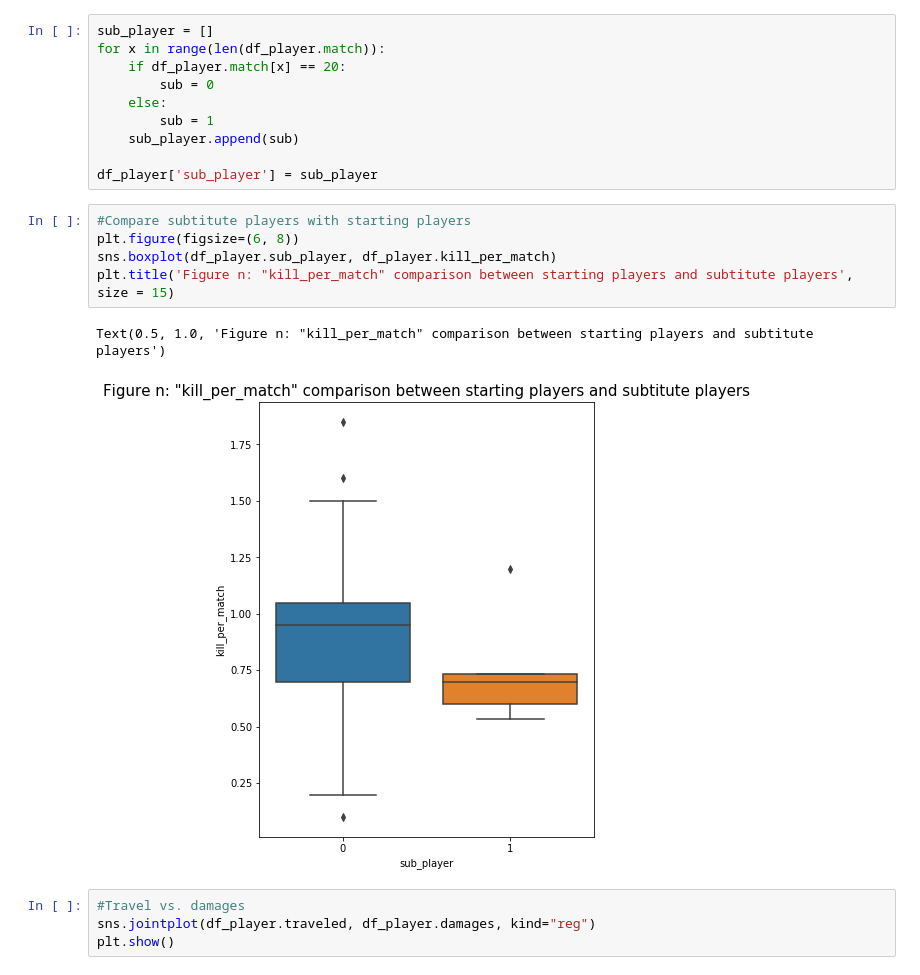
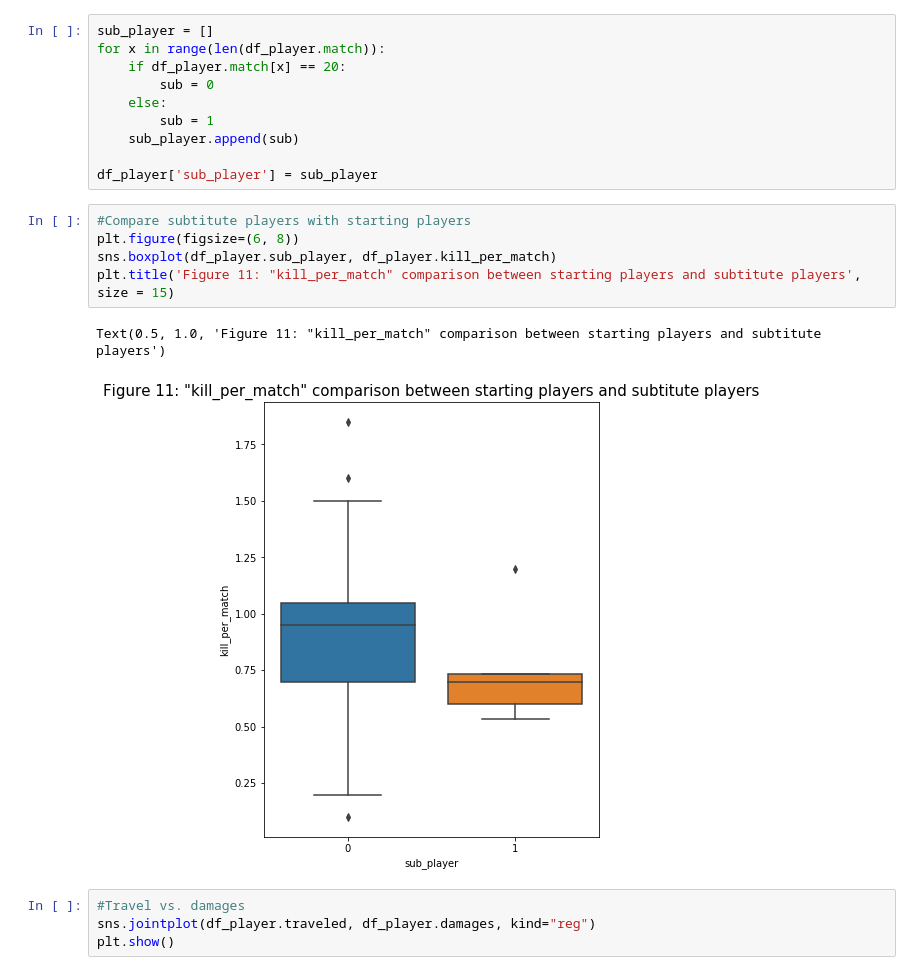
Before and after one commit to chilam27/PUBG_Player_Role_Analysis, a Jupyter notebook: P05_EDA.ipynb, the cells around one changed output. Saved outputs shown, nothing was run; the diff lists cells and outputs as text.

```diff
--- a/P05_EDA.ipynb
+++ b/P05_EDA.ipynb
@@ -140,11 +128,11 @@ df_player['sub_player'] = sub_player
 # %%
 #Compare subtitute players with starting players
 plt.figure(figsize=(6, 8))
 sns.boxplot(df_player.sub_player, df_player.kill_per_match)
-plt.title('Figure n: "kill_per_match" comparison between starting players and subtitute players', size = 15)
+plt.title('Figure 11: "kill_per_match" comparison between starting players and subtitute players', size = 15)
 # %% [output]
-Text(0.5, 1.0, 'Figure n: "kill_per_match" comparison between starting players and subtitute players')
+Text(0.5, 1.0, 'Figure 11: "kill_per_match" comparison between starting players and subtitute players')
-[figure, old version]
+[figure, new version]
 # %%
 #Travel vs. damages
 sns.jointplot(df_player.traveled, df_player.damages, kind="reg")
```
Also changed, not shown: parts of 18 cells of this notebook, 26 other files.
